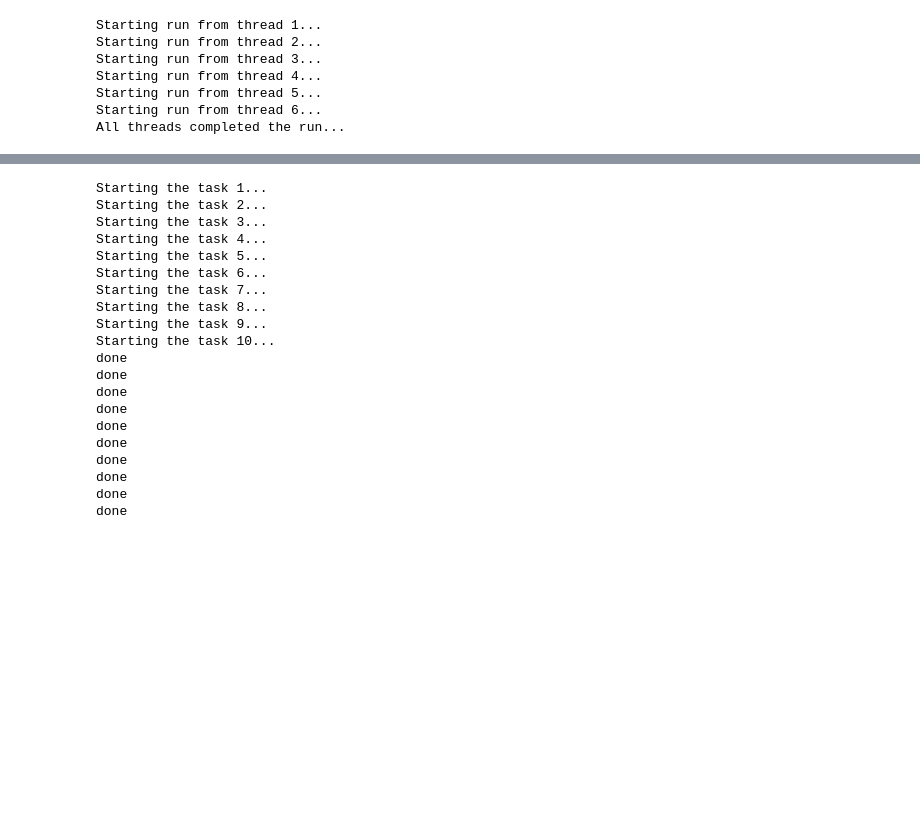
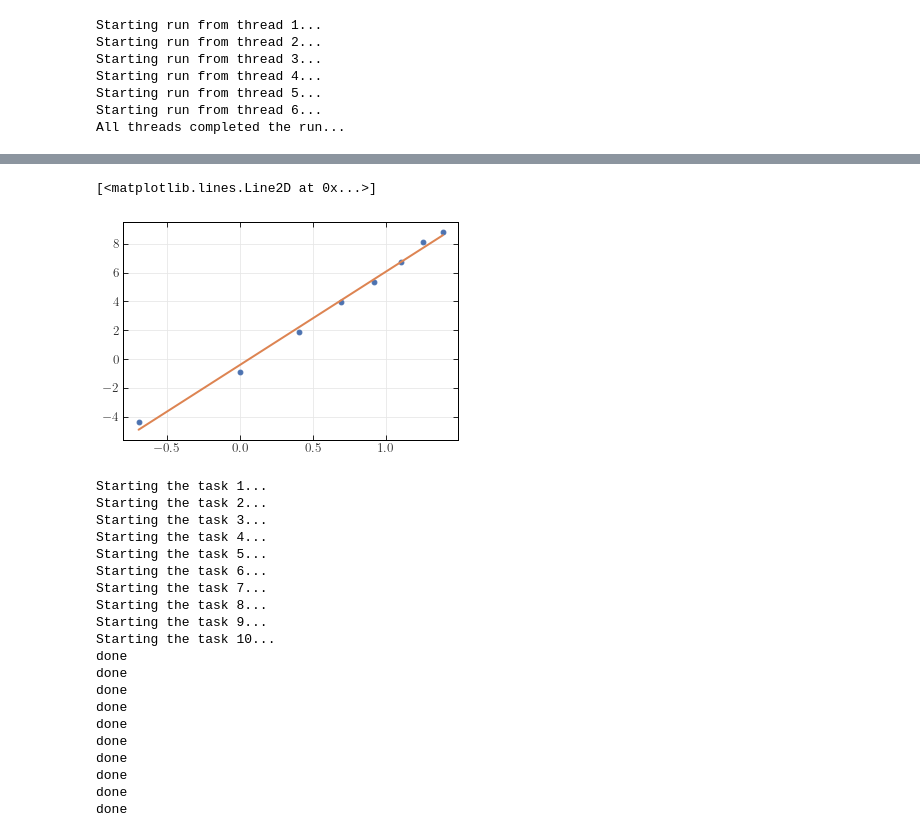
Before and after one commit to PietropaoloFrisoni/MCMC_16_cells_spinfoam, a Jupyter notebook: JupNotebook.ipynb, the cells around one changed output, grey strips where cells are left out. Saved outputs shown, nothing was run; the diff lists cells and outputs as text; code cells hidden in the pictures; blank space fills up the shorter version.

```diff
--- a/JupNotebook.ipynb
+++ b/JupNotebook.ipynb
@@ -37,3 +125,10 @@ All threads completed the run...
+# %%
+m, b = np. polyfit(logx, logy, 1) #m = slope, b = intercept.
+plt.plot(logx, logy, 'o') #create scatter plot.
+plt.plot(logx, m*logx + b) #add line of best fit.
+# %% [output]
+[<matplotlib.lines.Line2D at 0x...>]
+[figure, added]
 # %%
 sf.Hashing_21j_symbols(hash_tables_path, 2)
 # %%
```
Also changed, not shown: parts of 8 cells of this notebook.
